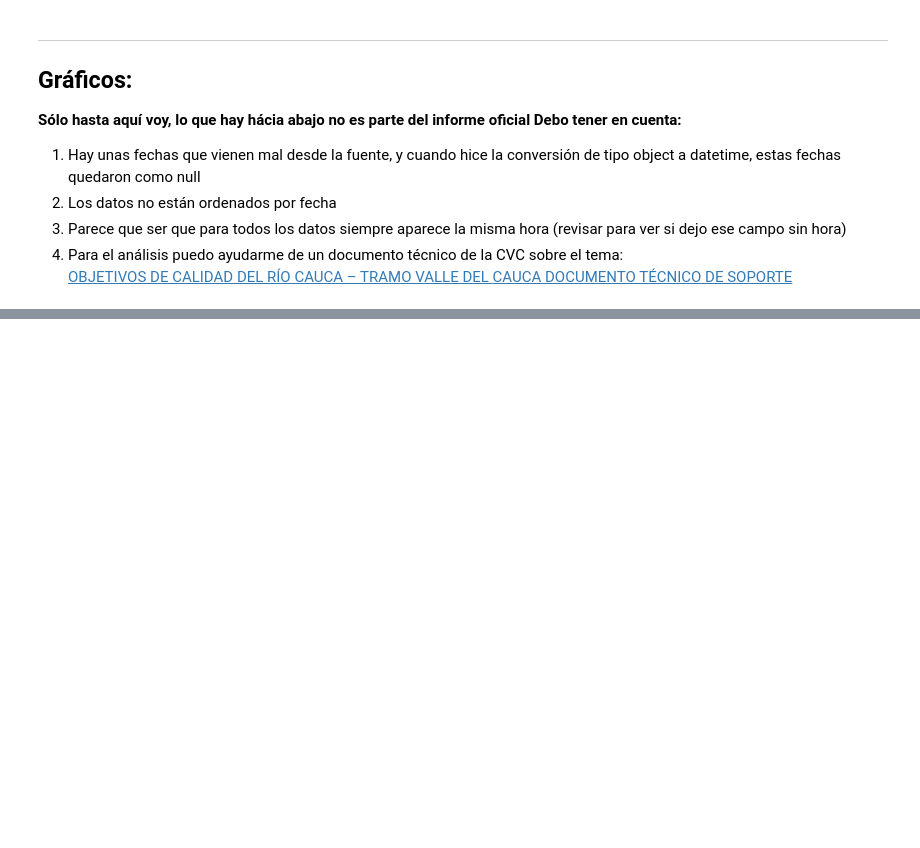
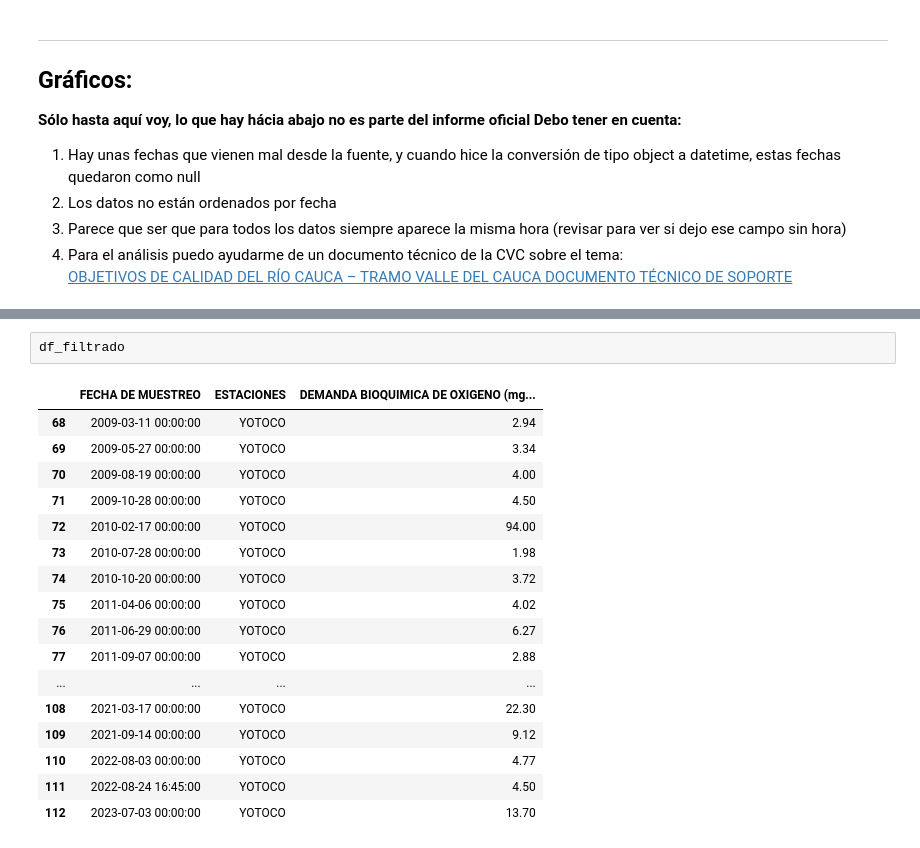
Before and after one commit to Casvill/TrabajoFinalEstadistica, a Jupyter notebook: EDA.ipynb, the cells around one changed output, grey strips where cells are left out. Cells and saved outputs as stored; diff of their text form; blank space fills up the shorter version.

```diff
--- a/EDA.ipynb
+++ b/EDA.ipynb
@@ -450,0 +438,20 @@ TypeError: datetime64 type does not support sum operations
+# %%
+df_filtrado
+# %% [output]
+|  | FECHA DE MUESTREO | ESTACIONES | DEMANDA BIOQUIMICA DE OXIGENO (mg... |
+| 68 | 2009-03-11 00:00:00 | YOTOCO | 2.94 |
+| 69 | 2009-05-27 00:00:00 | YOTOCO | 3.34 |
+| 70 | 2009-08-19 00:00:00 | YOTOCO | 4.00 |
+| 71 | 2009-10-28 00:00:00 | YOTOCO | 4.50 |
+| 72 | 2010-02-17 00:00:00 | YOTOCO | 94.00 |
+| 73 | 2010-07-28 00:00:00 | YOTOCO | 1.98 |
+| 74 | 2010-10-20 00:00:00 | YOTOCO | 3.72 |
+| 75 | 2011-04-06 00:00:00 | YOTOCO | 4.02 |
+| 76 | 2011-06-29 00:00:00 | YOTOCO | 6.27 |
+| 77 | 2011-09-07 00:00:00 | YOTOCO | 2.88 |
+| ... | ... | ... | ... |
+| 108 | 2021-03-17 00:00:00 | YOTOCO | 22.30 |
+| 109 | 2021-09-14 00:00:00 | YOTOCO | 9.12 |
+| 110 | 2022-08-03 00:00:00 | YOTOCO | 4.77 |
+| 111 | 2022-08-24 16:45:00 | YOTOCO | 4.50 |
+| 112 | 2023-07-03 00:00:00 | YOTOCO | 13.70 |
```
Also changed, not shown: parts of 28 cells of this notebook, 3 other files.
